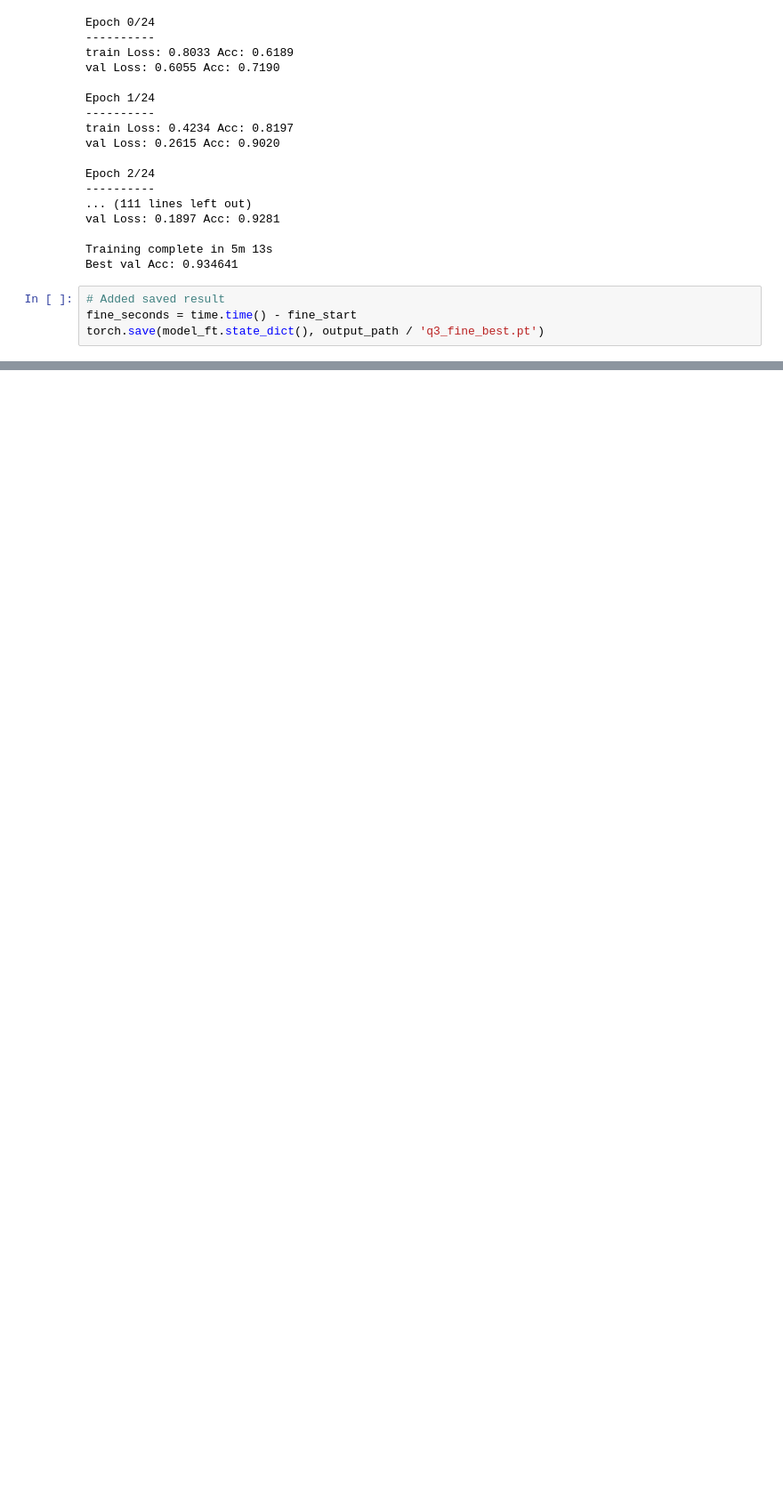
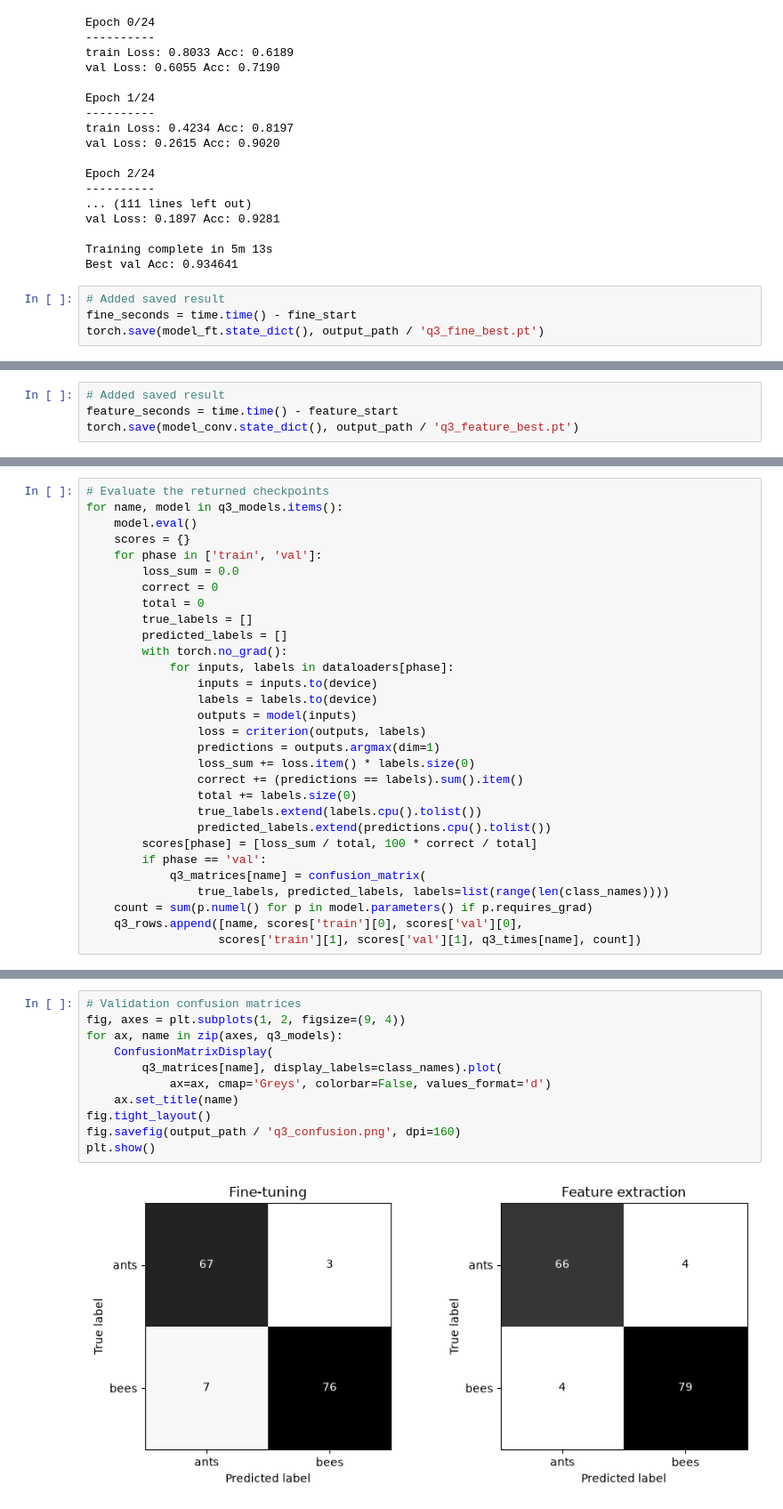
Before and after one commit to Upani-Gunathunga/EN3160-A3-Neural-Networks, a Jupyter notebook: 230218G_AS3_NeuralNetworks.ipynb, the cells around one changed output, grey strips where cells are left out. Shown at 89% size. Saved outputs shown, nothing was run; the diff lists cells and outputs as text; blank space fills up the shorter version.

```diff
--- a/230218G_AS3_NeuralNetworks.ipynb
+++ b/230218G_AS3_NeuralNetworks.ipynb
@@ -1033,0 +1071,4 @@ visualize_model(model_ft)
+# %%
+# Added saved result
+feature_seconds = time.time() - feature_start
+torch.save(model_conv.state_dict(), output_path / 'q3_feature_best.pt')
@@ -1033,0 +1105,30 @@ visualize_model(model_ft)
+# %%
+# Evaluate the returned checkpoints
+for name, model in q3_models.items():
+    model.eval()
+    scores = {}
+    for phase in ['train', 'val']:
+        loss_sum = 0.0
+        correct = 0
+        total = 0
+        true_labels = []
+        predicted_labels = []
+        with torch.no_grad():
+            for inputs, labels in dataloaders[phase]:
+                inputs = inputs.to(device)
+                labels = labels.to(device)
+                outputs = model(inputs)
+                loss = criterion(outputs, labels)
+                predictions = outputs.argmax(dim=1)
+                loss_sum += loss.item() * labels.size(0)
+                correct += (predictions == labels).sum().item()
+                total += labels.size(0)
+                true_labels.extend(labels.cpu().tolist())
+                predicted_labels.extend(predictions.cpu().tolist())
+        scores[phase] = [loss_sum / total, 100 * correct / total]
+        if phase == 'val':
+            q3_matrices[name] = confusion_matrix(
+                true_labels, predicted_labels, labels=list(range(len(class_names))))
+    count = sum(p.numel() for p in model.parameters() if p.requires_grad)
+    q3_rows.append([name, scores['train'][0], scores['val'][0],
+                   scores['train'][1], scores['val'][1], q3_times[name], count])
@@ -1033,0 +1151,13 @@ visualize_model(model_ft)
+# %%
+# Validation confusion matrices
+fig, axes = plt.subplots(1, 2, figsize=(9, 4))
+for ax, name in zip(axes, q3_models):
+    ConfusionMatrixDisplay(
+        q3_matrices[name], display_labels=class_names).plot(
+            ax=ax, cmap='Greys', colorbar=False, values_format='d')
+    ax.set_title(name)
+fig.tight_layout()
+fig.savefig(output_path / 'q3_confusion.png', dpi=160)
+plt.show()
+# %% [output]
+[figure, added]
```
Also changed, not shown: parts of 27 cells of this notebook.
